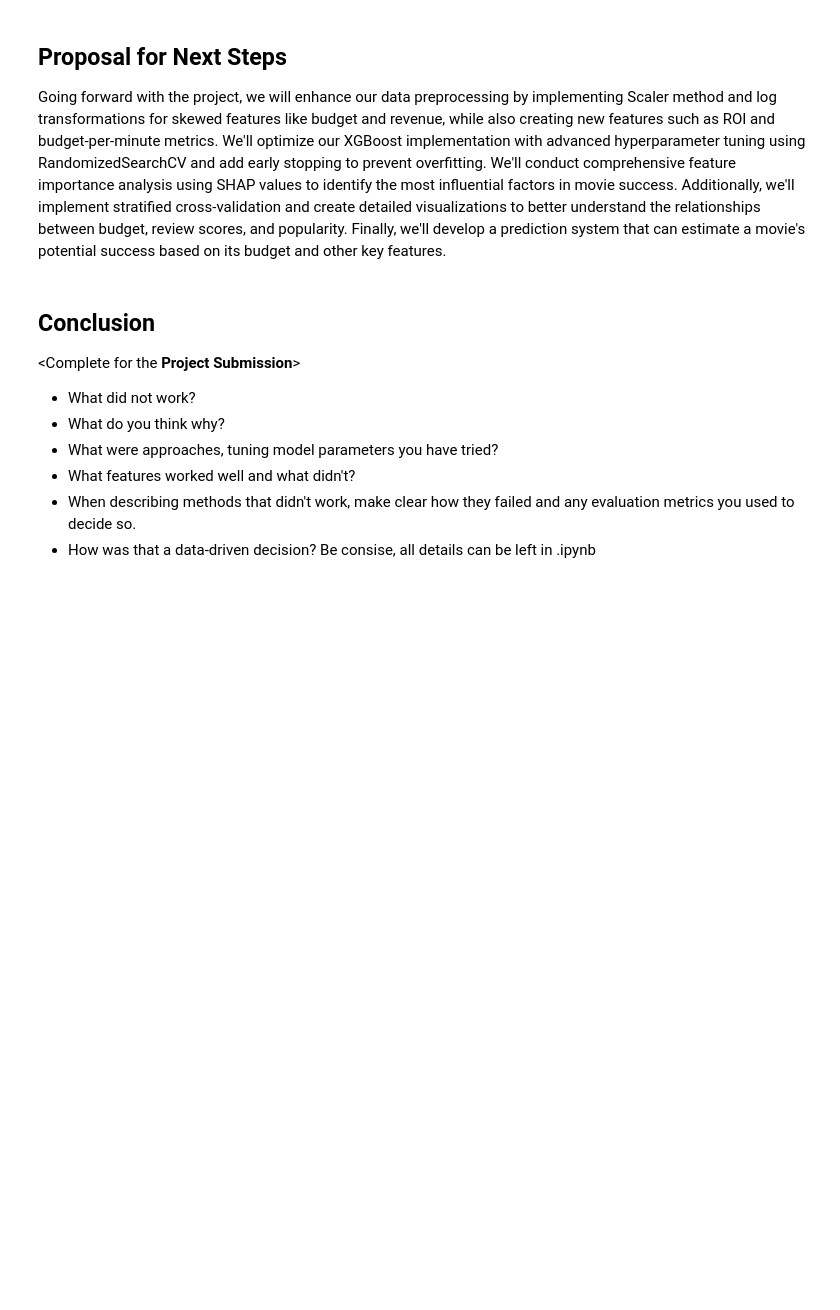
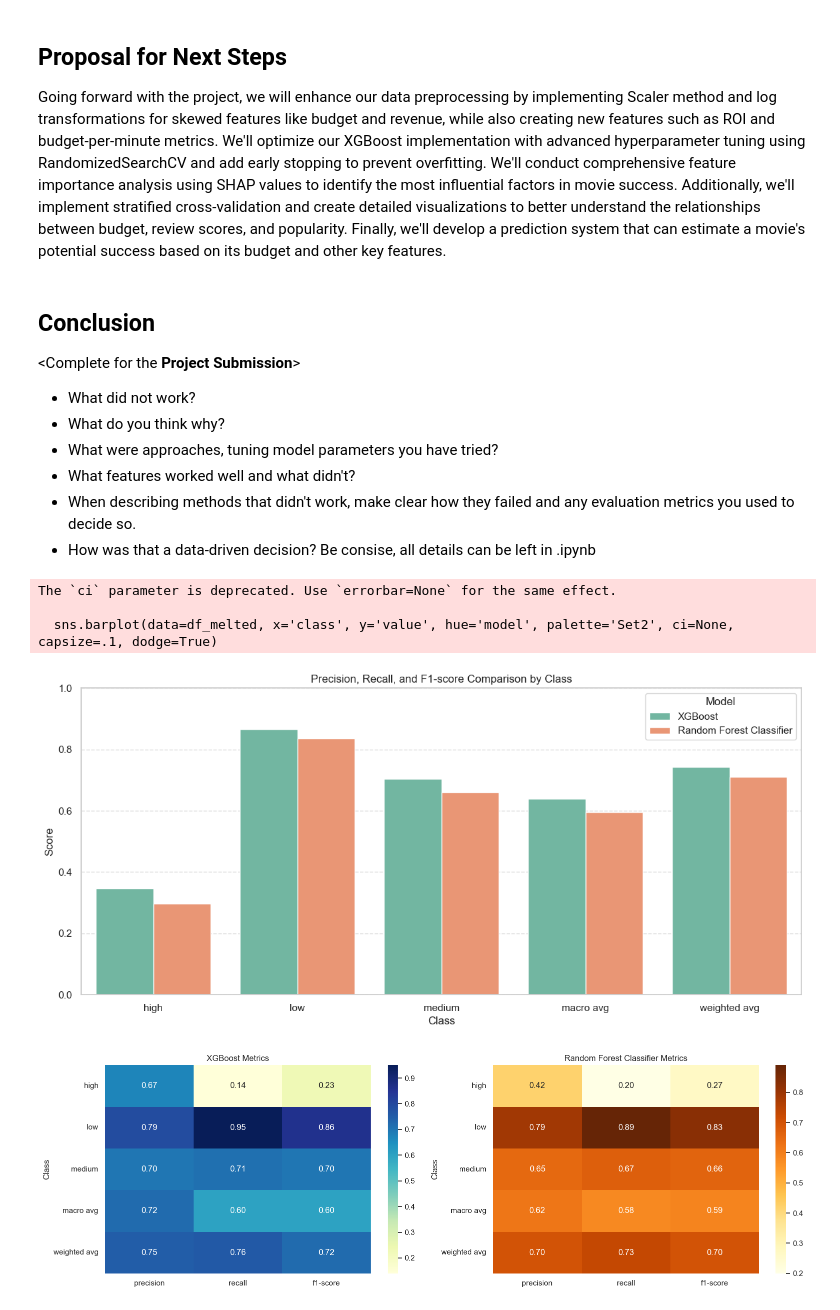
Before and after one commit to MaitlandHuffman/Machine-Learning-Project, a Jupyter notebook: Project.ipynb, the cells around one changed output. Cells and saved outputs as stored; diff of their text form; code cells hidden in the pictures; blank space fills up the shorter version.

```diff
--- a/Project.ipynb
+++ b/Project.ipynb
@@ -341,3 +375,67 @@ Going forward with the project, we will enhance our data preprocessing by implem
 * What features worked well and what didn't?
 * When describing methods that didn't work, make clear how they failed and any evaluation metrics you used to decide so.
 * How was that a data-driven decision? Be consise, all details can be left in .ipynb
+# %%
+import pandas as pd
+import numpy as np
+import matplotlib.pyplot as plt
+import seaborn as sns
+
+# Classes and metrics
+classes = ['high', 'low', 'medium', 'macro avg', 'weighted avg']
+metrics = ['precision', 'recall', 'f1-score']
+
+# Data from XGBoost
+xgb = {
+    'precision': [0.67, 0.79, 0.70, 0.72, 0.75],
+    'recall':    [0.14, 0.95, 0.71, 0.60, 0.76],
+    'f1-score':  [0.23, 0.86, 0.70, 0.60, 0.72]
+}
+
+# Data from Random Forest
+rf = {
+    'precision': [0.42, 0.79, 0.65, 0.62, 0.70],
+    'recall':    [0.20, 0.89, 0.67, 0.58, 0.73],
+    'f1-score':  [0.27, 0.83, 0.66, 0.59, 0.70]
+}
+
+# Create DataFrames
+df_xgb = pd.DataFrame(xgb, index=classes)
+df_rf = pd.DataFrame(rf, index=classes)
+
+# Combine and melt for seaborn
+df_xgb['model'] = 'XGBoost'
+df_rf['model'] = 'Random Forest Classifier'
+df_combined = pd.concat([df_xgb, df_rf]).reset_index().rename(columns={'index': 'class'})
+df_melted = pd.melt(df_combined, id_vars=['class', 'model'], value_vars=metrics, var_name='metric')
+
+# Bar chart
+plt.figure(figsize=(14, 6))
+sns.barplot(data=df_melted, x='class', y='value', hue='model', palette='Set2', ci=None, capsize=.1, dodge=True)
+plt.title("Precision, Recall, and F1-score Comparison by Class")
+plt.xlabel("Class")
+plt.ylabel("Score")
+plt.ylim(0, 1)
+plt.legend(title="Model")
+plt.grid(True, axis='y', linestyle='--', alpha=0.7)
+plt.show()
+
+# Matrix-style heatmap comparison
+fig, axes = plt.subplots(1, 2, figsize=(16, 5))
+
+sns.heatmap(df_xgb.drop(columns='model'), annot=True, cmap='YlGnBu', fmt=".2f", ax=axes[0])
+axes[0].set_title("XGBoost Metrics")
+axes[0].set_ylabel("Class")
+
+sns.heatmap(df_rf.drop(columns='model'), annot=True, cmap='YlOrBr', fmt=".2f", ax=axes[1])
+axes[1].set_title("Random Forest Classifier Metrics")
+axes[1].set_ylabel("Class")
+
+plt.tight_layout()
+plt.show()
+# %% [output]
+The `ci` parameter is deprecated. Use `errorbar=None` for the same effect.
+
+  sns.barplot(data=df_melted, x='class', y='value', hue='model', palette='Set2', ci=None, capsize=.1, dodge=True)
+[figure, added]
+[figure, added]
```
Also changed, not shown: parts of 6 cells of this notebook, 4 other files.
